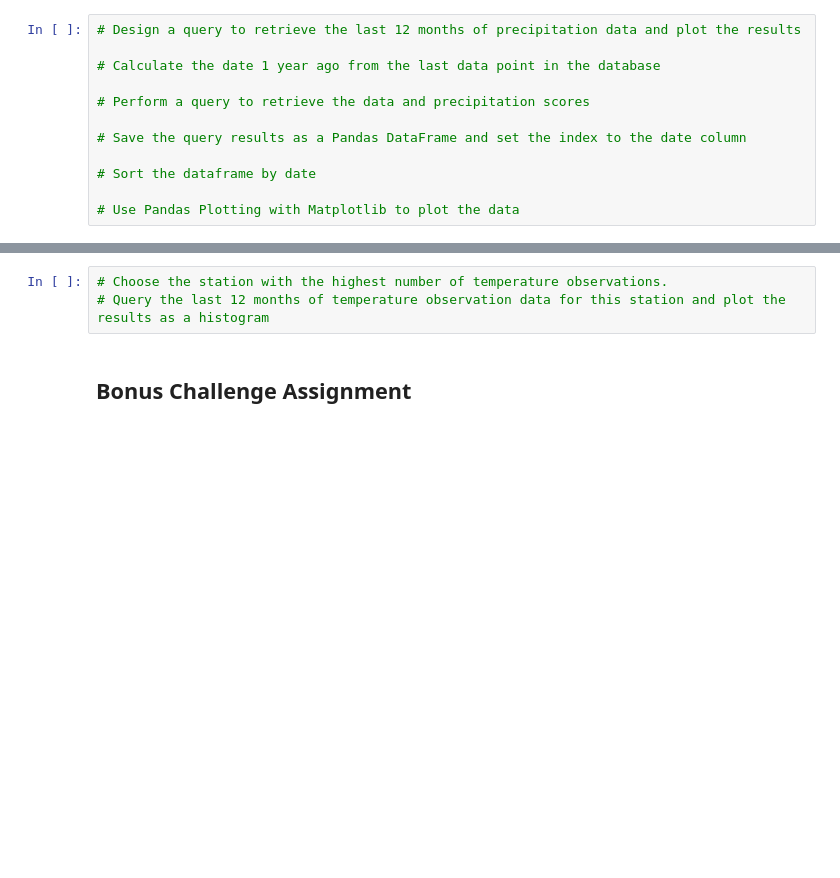
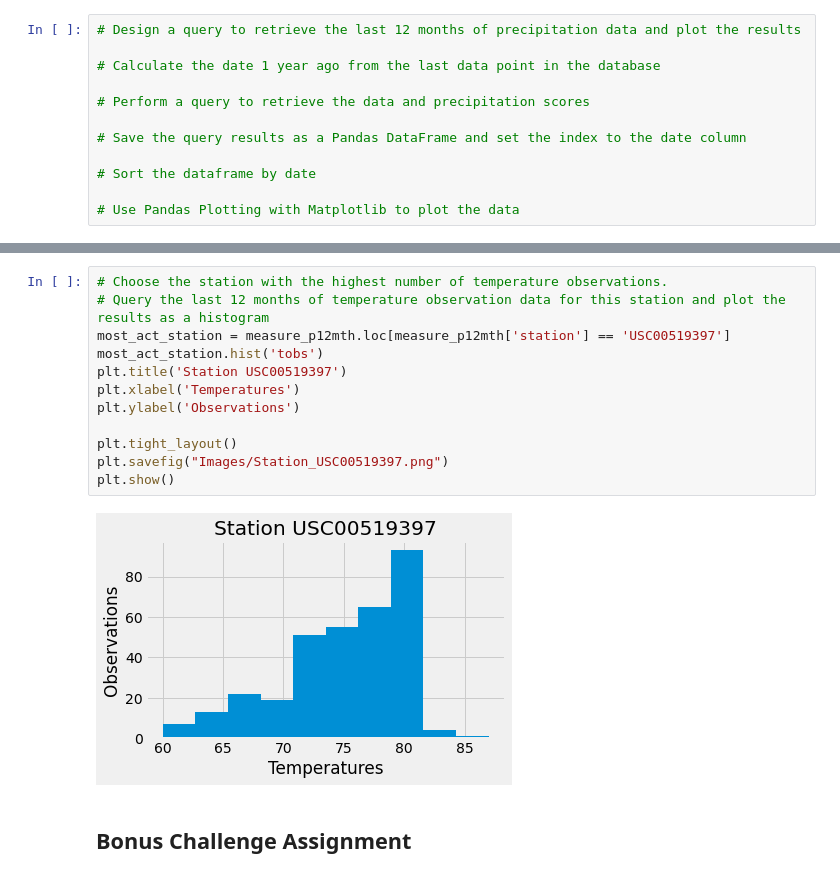
Before and after one commit to clmatherson/sqlalchemy-challenge, a Jupyter notebook: climate_starter.ipynb, the cells around one changed output, grey strips where cells are left out. Cells and saved outputs as stored; diff of their text form; blank space fills up the shorter version.

```diff
--- a/climate_starter.ipynb
+++ b/climate_starter.ipynb
@@ -60,6 +170,17 @@ sqlalchemy.ext.automap.Base
 # %%
 # Choose the station with the highest number of temperature observations.
 # Query the last 12 months of temperature observation data for this station and plot the results as a histogram
+most_act_station = measure_p12mth.loc[measure_p12mth['station'] == 'USC00519397']
+most_act_station.hist('tobs')
+plt.title('Station USC00519397')
+plt.xlabel('Temperatures')
+plt.ylabel('Observations')
+
+plt.tight_layout()
+plt.savefig("Images/Station_USC00519397.png")
+plt.show()
+# %% [output]
+[figure, added]
 # %% [markdown]
 ## Bonus Challenge Assignment
 # %%
```
Also changed, not shown: parts of 14 cells of this notebook, 2 other files.
